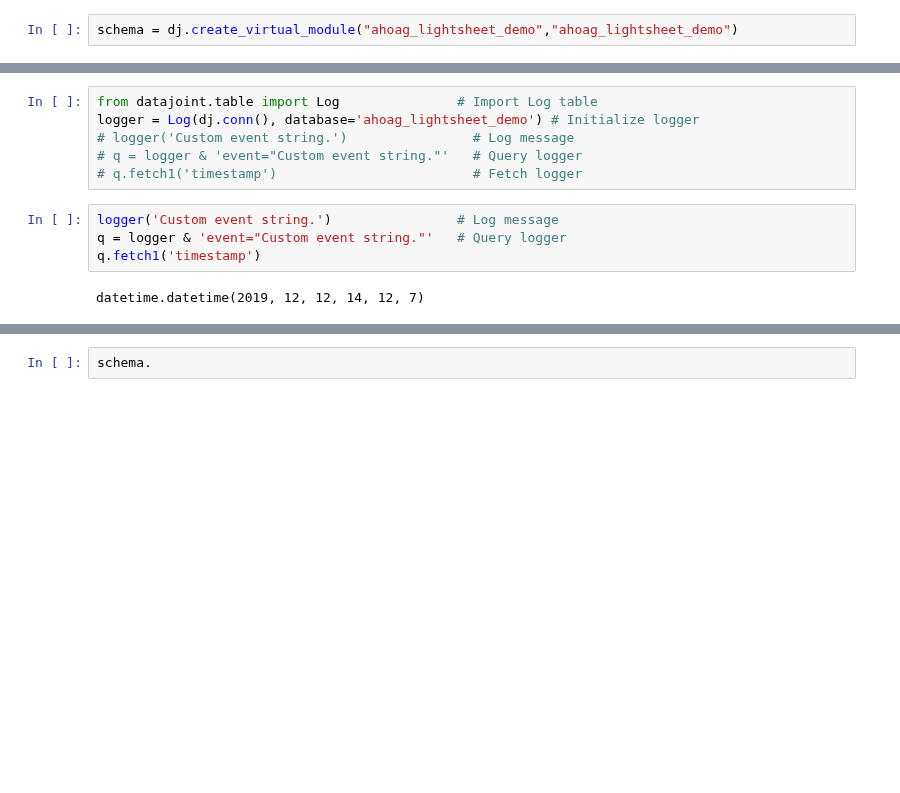
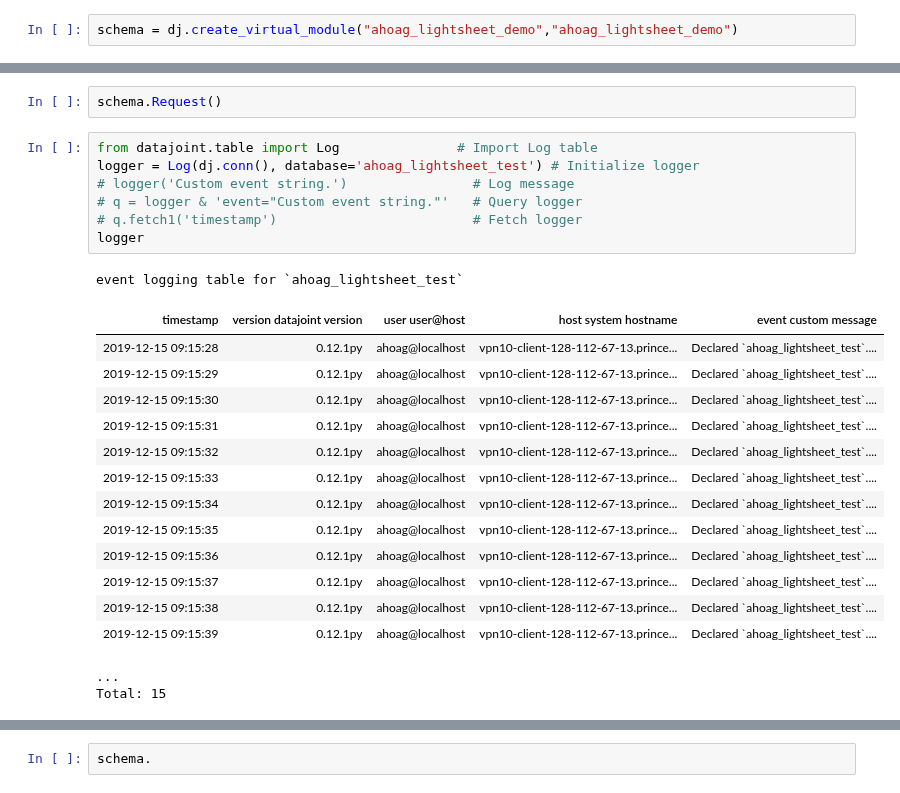
Before and after one commit to BrainCOGS/lightserv, a Jupyter notebook: notebooks/datajoint_sandbox.ipynb, the cells around one changed output, grey strips where cells are left out. Cells and saved outputs as stored; diff of their text form; blank space fills up the shorter version.

```diff
--- a/notebooks/datajoint_sandbox.ipynb
+++ b/notebooks/datajoint_sandbox.ipynb
@@ -46,12 +39,26 @@ Total: 1
+# %%
+schema.Request()
 # %%
 from datajoint.table import Log               # Import Log table
-logger = Log(dj.conn(), database='ahoag_lightsheet_demo') # Initialize logger
+logger = Log(dj.conn(), database='ahoag_lightsheet_test') # Initialize logger
 # logger('Custom event string.')                # Log message
 # q = logger & 'event="Custom event string."'   # Query logger
 # q.fetch1('timestamp')                         # Fetch logger
+logger
+# %% [output]
+event logging table for `ahoag_lightsheet_test`
+| timestamp | version datajoint version | user user@host | host system hostname | event custom message |
+| 2019-12-15 09:15:28 | 0.12.1py | ahoag@localhost | vpn10-client-128-112-67-13.prince... | Declared `ahoag_lightsheet_test`.... |
+| 2019-12-15 09:15:29 | 0.12.1py | ahoag@localhost | vpn10-client-128-112-67-13.prince... | Declared `ahoag_lightsheet_test`.... |
+| 2019-12-15 09:15:30 | 0.12.1py | ahoag@localhost | vpn10-client-128-112-67-13.prince... | Declared `ahoag_lightsheet_test`.... |
+| 2019-12-15 09:15:31 | 0.12.1py | ahoag@localhost | vpn10-client-128-112-67-13.prince... | Declared `ahoag_lightsheet_test`.... |
+| 2019-12-15 09:15:32 | 0.12.1py | ahoag@localhost | vpn10-client-128-112-67-13.prince... | Declared `ahoag_lightsheet_test`.... |
+| 2019-12-15 09:15:33 | 0.12.1py | ahoag@localhost | vpn10-client-128-112-67-13.prince... | Declared `ahoag_lightsheet_test`.... |
+| 2019-12-15 09:15:34 | 0.12.1py | ahoag@localhost | vpn10-client-128-112-67-13.prince... | Declared `ahoag_lightsheet_test`.... |
+| 2019-12-15 09:15:35 | 0.12.1py | ahoag@localhost | vpn10-client-128-112-67-13.prince... | Declared `ahoag_lightsheet_test`.... |
+| 2019-12-15 09:15:36 | 0.12.1py | ahoag@localhost | vpn10-client-128-112-67-13.prince... | Declared `ahoag_lightsheet_test`.... |
+| 2019-12-15 09:15:37 | 0.12.1py | ahoag@localhost | vpn10-client-128-112-67-13.prince... | Declared `ahoag_lightsheet_test`.... |
+| 2019-12-15 09:15:38 | 0.12.1py | ahoag@localhost | vpn10-client-128-112-67-13.prince... | Declared `ahoag_lightsheet_test`.... |
+| 2019-12-15 09:15:39 | 0.12.1py | ahoag@localhost | vpn10-client-128-112-67-13.prince... | Declared `ahoag_lightsheet_test`.... |
+...
+Total: 15
-# %%
-logger('Custom event string.')                # Log message
-q = logger & 'event="Custom event string."'   # Query logger
-q.fetch1('timestamp')
-# %% [output]
-datetime.datetime(2019, 12, 12, 14, 12, 7)
```
Also changed, not shown: parts of 20 cells of this notebook, 10 other files.
